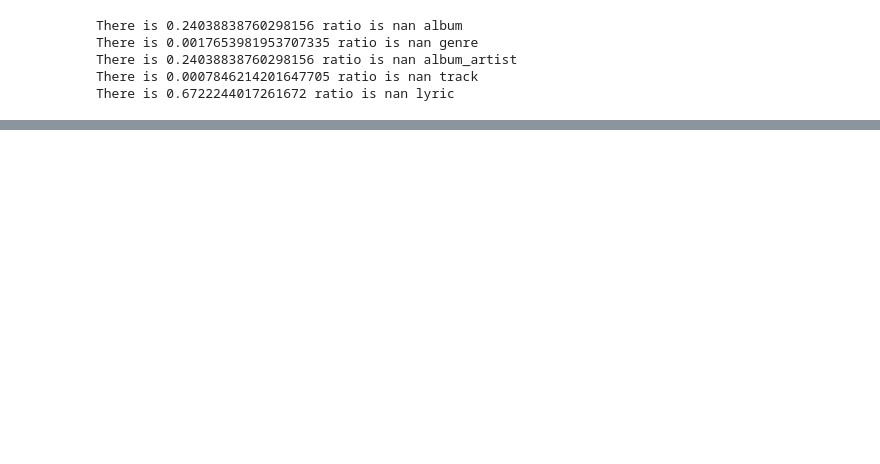
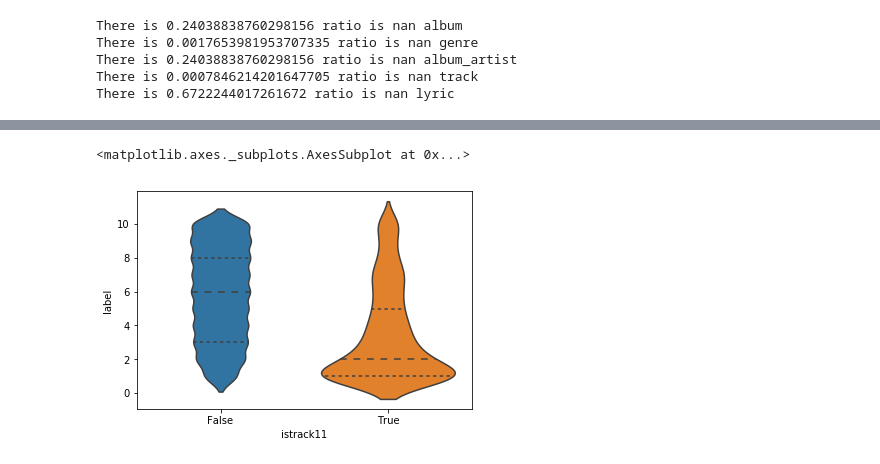
Before and after one commit to vuthede/zalo-hit-song-prediction, a Jupyter notebook: analysis/analysis2.ipynb, the cells around one changed output, grey strips where cells are left out. Cells and saved outputs as stored; diff of their text form; code cells hidden in the pictures; blank space fills up the shorter version.

Commit message:
add istrack11 and use  7 folds. Get localscore = 1.60. PB =1.5735

```diff
--- a/analysis/analysis2.ipynb
+++ b/analysis/analysis2.ipynb
@@ -67,0 +107,25 @@ Ngày Tết Quê Em -------------------------- Bé Đón Tết Sang ---- Bé Min
+# %%
+import re
+
+df["custom_album"] = df["album"].copy()
+
+custom_album_id_count = 1
+previous_row= None
+for i,row in df.iterrows():
+#     print(row["custom_album"] , type(row["custom_album"] ))
+    if type(row["custom_album"]) != str:
+        current_artist_ids = re.split(',|\.', df.iloc[i]["artist_id"])
+        preious_artist_ids = re.split(',|\.', df.iloc[i-1]["artist_id"])
+        denta= list(set(current_artist_ids) - set(preious_artist_ids))
+        print("current:", current_artist_ids)
+        print("previous: ", preious_artist_ids)
+        print("denta: ", denta)
+        print("len(denta): ", len(denta),"\n")
+
+        if len(denta) != len(current_artist_ids):
+            df["custom_album"].iloc[i] = custom_album_id_count
+        else:
+            custom_album_id_count +=1
+            df["custom_album"].iloc[i] = custom_album_id_count
+
+df["custom_album"] = df["custom_album"].astype('category').cat.codes
@@ -240,18 +331,3 @@ There is 0.0017653981953707335 ratio is nan genre
 There is 0.24038838760298156 ratio is nan album_artist
 There is 0.0007846214201647705 ratio is nan track
 There is 0.6722244017261672 ratio is nan lyric
-# %%
-def DayTillHoliday(date):
-    delta_lst = []
-    for day in in_holidays:
-        delta = (day - date).days
-#         print(delta)
-        delta_lst.append(delta)
-    return int(min(delta_lst))
-
-df['date'] = df["datetime"].dt.date
-
-df['DaysTillHoliday'] = df['date'].apply(lambda x: DayTillHoliday(x))
-for i,o in df.iterrows():
-    if(o["DaysTillHoliday"] < 0):
-        print(o.release_time, "-----", o.DaysTillHoliday)
@@ -276 +334,7 @@ for i,o in df.iterrows():
+# %%
+import seaborn as sns
+sns.violinplot(x="istrack11", y="label", data=df[df.dataset=="train"], inner="quartile")
+# %% [output]
+<matplotlib.axes._subplots.AxesSubplot at 0x...>
+[figure, added]
 # %%
```
Also changed, not shown: parts of 27 cells of this notebook, 2 other files.
